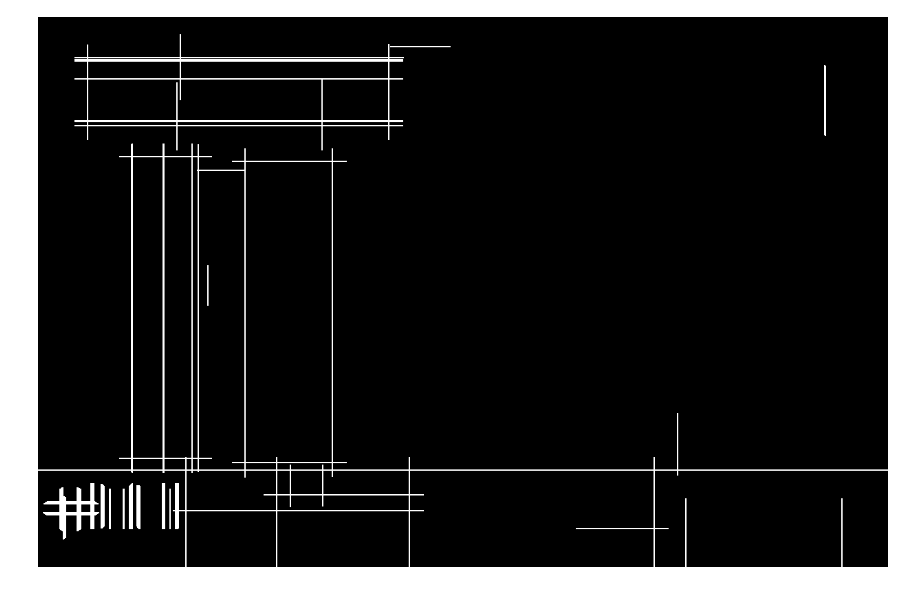
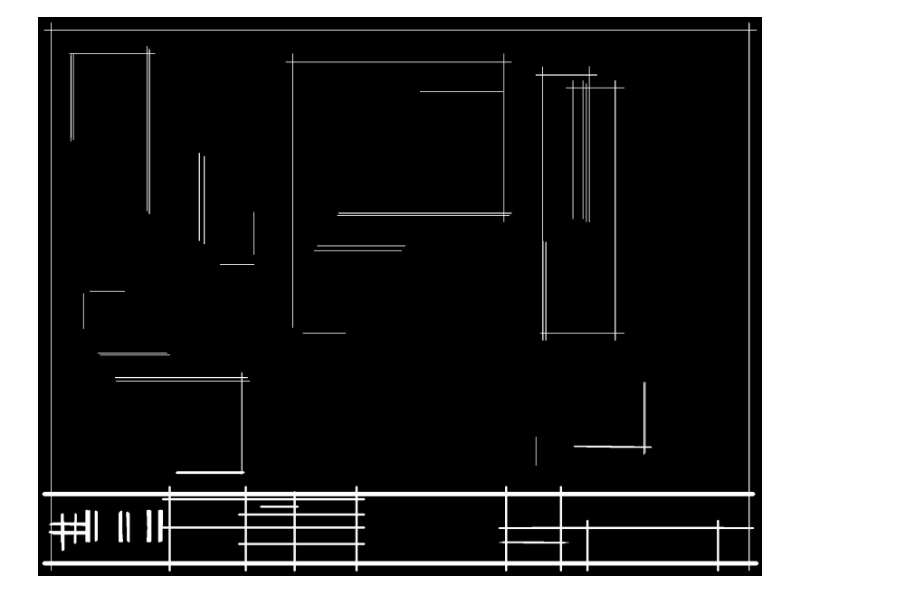
Before and after one commit to sadidul012/mechanical-drawing-scoring, a Jupyter notebook: notebooks/border-title-detection/title-section-text-analysis.ipynb, the cells around one changed output. Cells and saved outputs as stored; diff of their text form; code cells hidden in the pictures.

```diff
--- a/notebooks/border-title-detection/title-section-text-analysis.ipynb
+++ b/notebooks/border-title-detection/title-section-text-analysis.ipynb
@@ -29,8 +32,8 @@ Image.fromarray(img_comp)
 # %%
-mask = cv2.imread("../../data/output-2.png")
+mask = cv2.imread("../../data/output-2.jpg")
 Image.fromarray(mask)
 # %% [output]
-[figure, old version]
+[figure, new version]
 # %%
 from doctr.models import ocr_predictor
 
```
Also changed, not shown: parts of 6 cells of this notebook, 6 other files.
